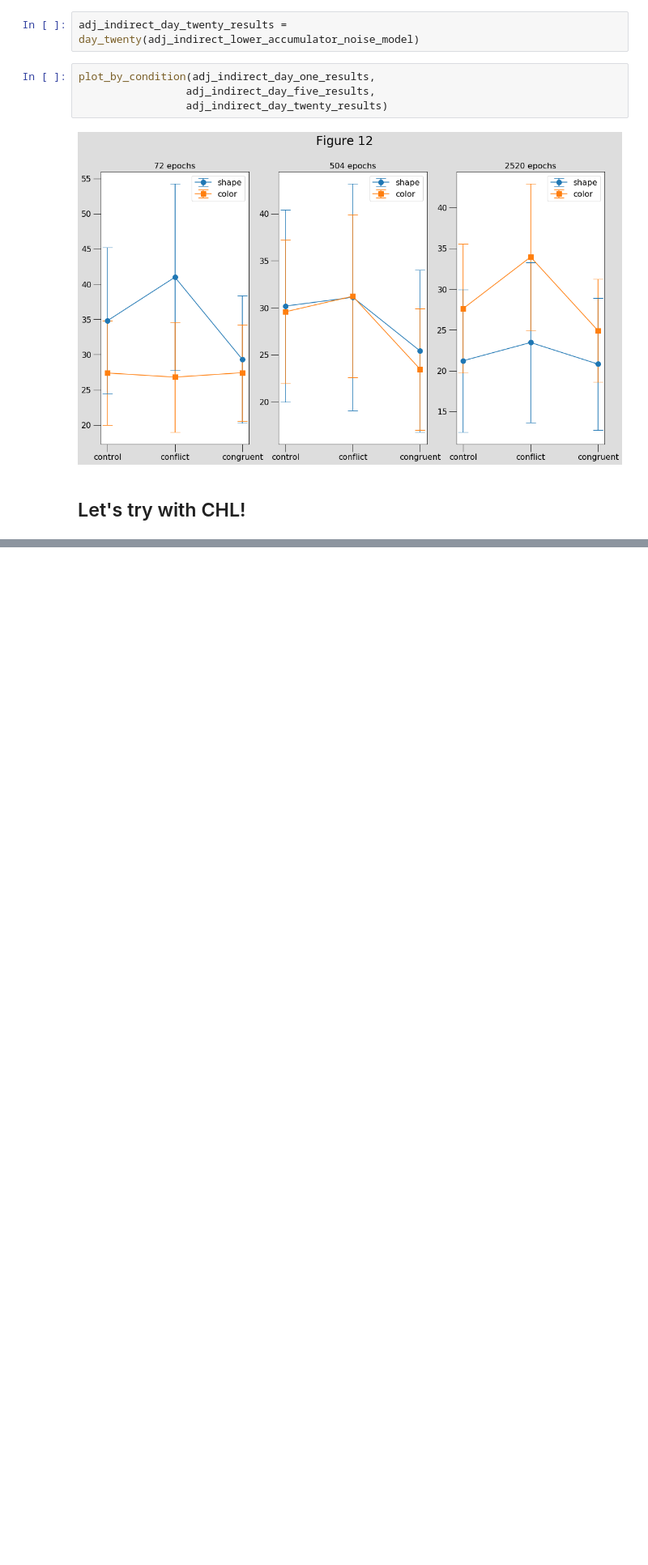
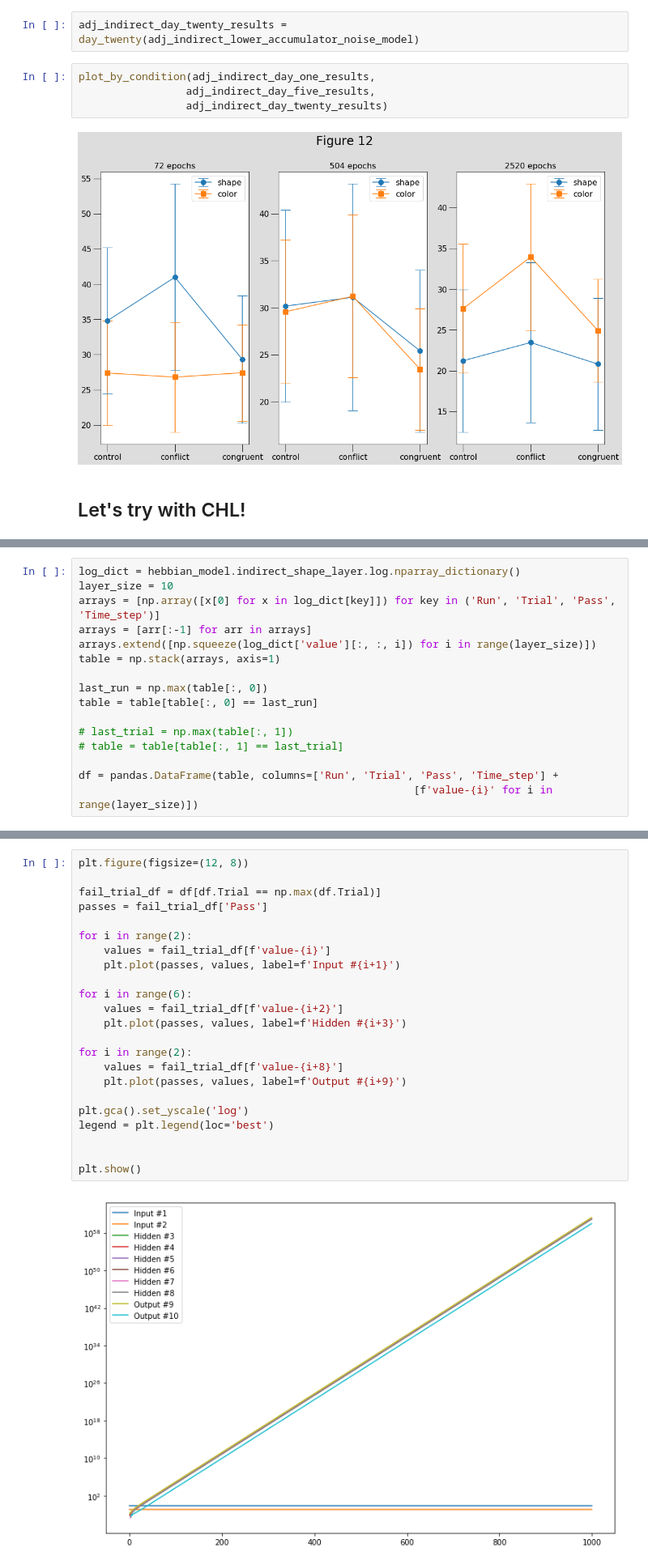
Before and after one commit to guydav/multitasking-modeling, a Jupyter notebook: plotting_shape_naming.ipynb, the cells around one changed output, grey strips where cells are left out. Shown at 81% size. Drawn from its saved outputs; the diff is of its cells as text; blank space fills up the shorter version.

Commit message:
Work on debugging the CHL shape-naming stuff

```diff
--- a/plotting_shape_naming.ipynb
+++ b/plotting_shape_naming.ipynb
@@ -540,0 +534,16 @@ KeyboardInterrupt:
+# %%
+log_dict = hebbian_model.indirect_shape_layer.log.nparray_dictionary()
+layer_size = 10
+arrays = [np.array([x[0] for x in log_dict[key]]) for key in ('Run', 'Trial', 'Pass', 'Time_step')]
+arrays = [arr[:-1] for arr in arrays]
+arrays.extend([np.squeeze(log_dict['value'][:, :, i]) for i in range(layer_size)])
+table = np.stack(arrays, axis=1)
+
+last_run = np.max(table[:, 0])
+table = table[table[:, 0] == last_run]
+
+# last_trial = np.max(table[:, 1])
+# table = table[table[:, 1] == last_trial]
+
+df = pandas.DataFrame(table, columns=['Run', 'Trial', 'Pass', 'Time_step'] +
+                                                     [f'value-{i}' for i in range(layer_size)])
@@ -540,0 +562,25 @@ KeyboardInterrupt:
+# %%
+plt.figure(figsize=(12, 8))
+
+fail_trial_df = df[df.Trial == np.max(df.Trial)]
+passes = fail_trial_df['Pass']
+
+for i in range(2):
+    values = fail_trial_df[f'value-{i}']
+    plt.plot(passes, values, label=f'Input #{i+1}')
+
+for i in range(6):
+    values = fail_trial_df[f'value-{i+2}']
+    plt.plot(passes, values, label=f'Hidden #{i+3}')
+
+for i in range(2):
+    values = fail_trial_df[f'value-{i+8}']
+    plt.plot(passes, values, label=f'Output #{i+9}')
+
+plt.gca().set_yscale('log')
+legend = plt.legend(loc='best')
+
+
+plt.show()
+# %% [output]
+[figure, added]
```
Also changed, not shown: parts of 11 cells of this notebook, 2 other files.
